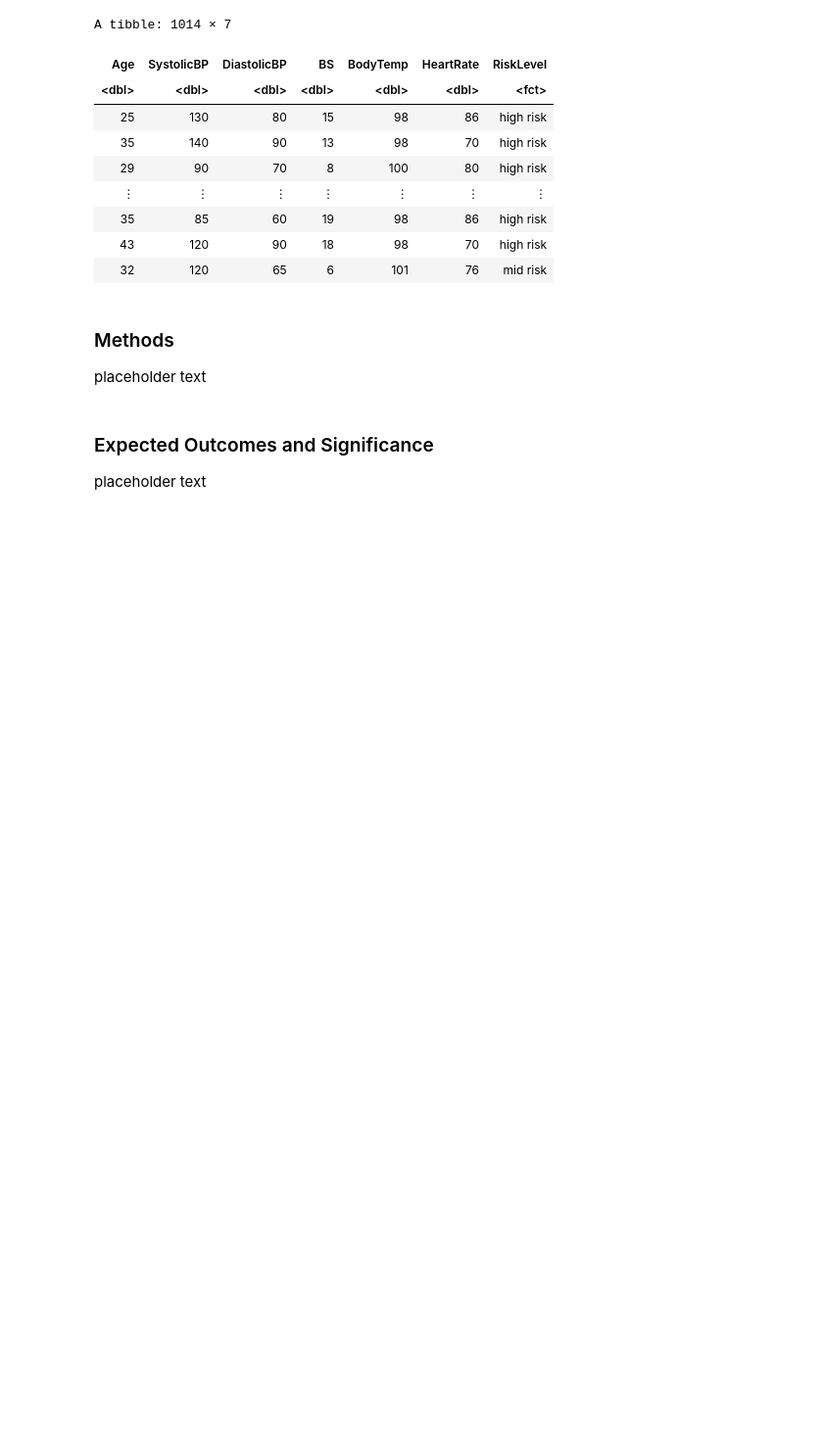
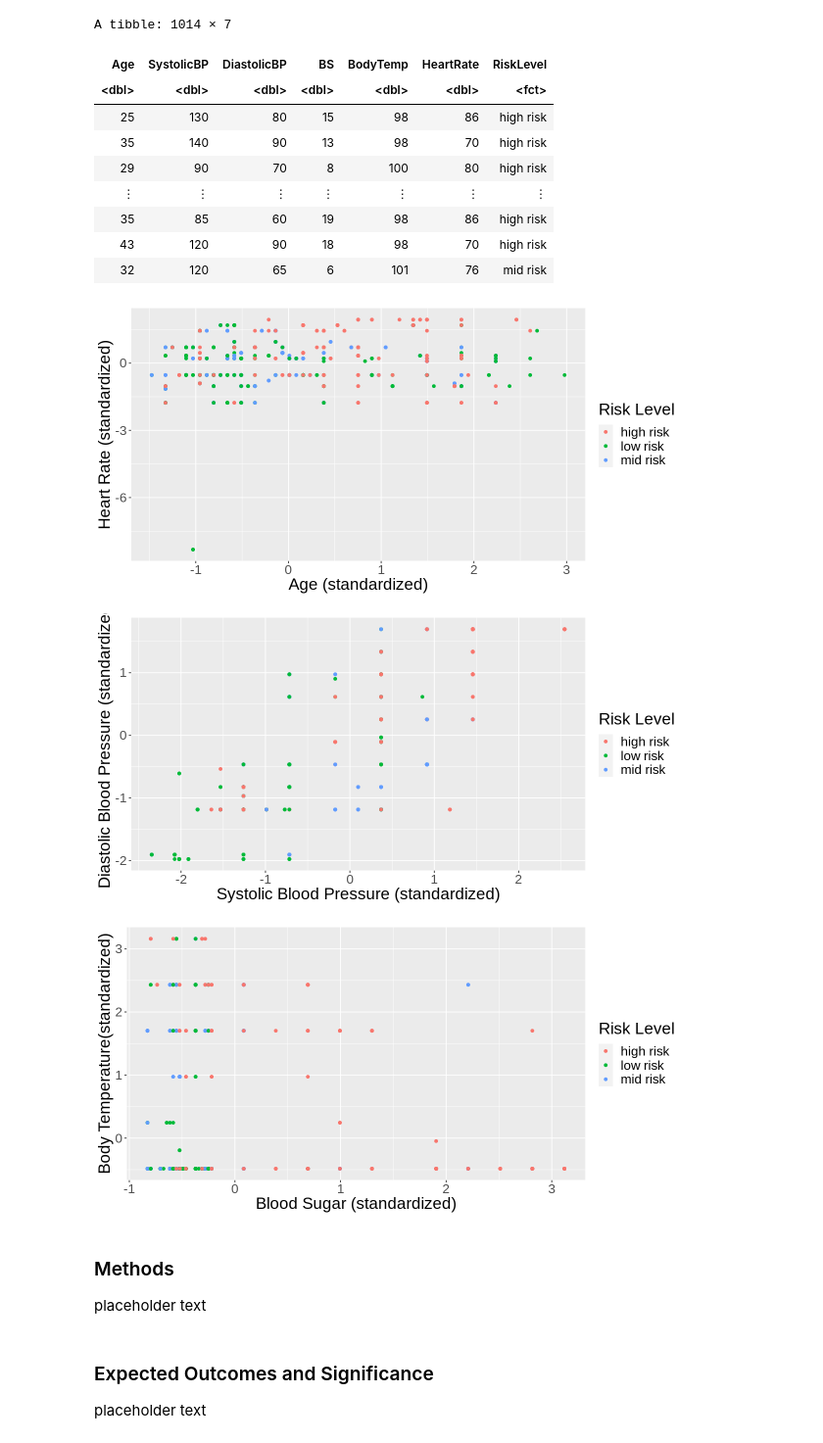
Before and after one commit to rukabii/dsci-100-group-project-006-29, a Jupyter notebook: group_project_proposal.ipynb, the cells around one changed output. Shown: that part at 98% size. Cells and saved outputs as stored; diff of their text form; code cells hidden in the pictures; blank space fills up the shorter version.

Commit message:
Made some standardized plots to get a sense of the data

```diff
--- a/group_project_proposal.ipynb
+++ b/group_project_proposal.ipynb
@@ -42,6 +42,47 @@ A tibble: 1014 × 7
 | 35 | 85 | 60 | 19 | 98 | 86 | high risk |
 | 43 | 120 | 90 | 18 | 98 | 70 | high risk |
 | 32 | 120 | 65 | 6 | 101 | 76 | mid risk |
+# %%
+### this is just pre-preliminary visualizing to get a feel of the data... we can delete for actual proposal stuff
+
+# scaling the data
+maternity_data_scaled <- maternity_data |>
+    mutate(scaled_Age = scale(Age, center = TRUE),
+           scaled_SystolicBP = scale(SystolicBP, center = TRUE),
+           scaled_DiastolicBP = scale(DiastolicBP, center = TRUE),
+           scaled_BS = scale(BS, center = TRUE),
+           scaled_BodyTemp = scale(BodyTemp, center = TRUE),
+           scaled_HeartRate = scale(HeartRate, center = TRUE))
+
+options(repr.plot.width = 10, repr.plot.height = 5)
+
+# plotting age versus heart rate
+maternity_plot_age_heartrate <- maternity_data_scaled |>
+    ggplot(aes(x = scaled_Age, y = scaled_HeartRate, colour = RiskLevel)) +
+        geom_point() +
+        labs(x = "Age (standardized)", y = "Heart Rate (standardized)", colour = "Risk Level") +
+        theme(text = element_text(size = 20))
+maternity_plot_age_heartrate
+
+# plotting systolic blood pressure versus diastolic blood pressure
+maternity_plot_systolicbp_diastolicbp <- maternity_data_scaled |>
+    ggplot(aes(x = scaled_SystolicBP, y = scaled_DiastolicBP, colour = RiskLevel)) +
+        geom_point() +
+        labs(x = "Systolic Blood Pressure (standardized)", y = "Diastolic Blood Pressure (standardized)", colour = "Risk Level") +
+        theme(text = element_text(size = 20))
+maternity_plot_systolicbp_diastolicbp
+
+# plotting systolic blood pressure versus diastolic blood pressure
+maternity_plot_bs_bodytemp <- maternity_data_scaled |>
+    ggplot(aes(x = scaled_BS, y = scaled_BodyTemp, colour = RiskLevel)) +
+        geom_point() +
+        labs(x = "Blood Sugar (standardized)", y = "Body Temperature(standardized)", colour = "Risk Level") +
+        theme(text = element_text(size = 20))
+maternity_plot_bs_bodytemp
+# %% [output]
+[figure, added]
+[figure, added]
+[figure, added]
 # %% [markdown]
 ### Methods
 
```
